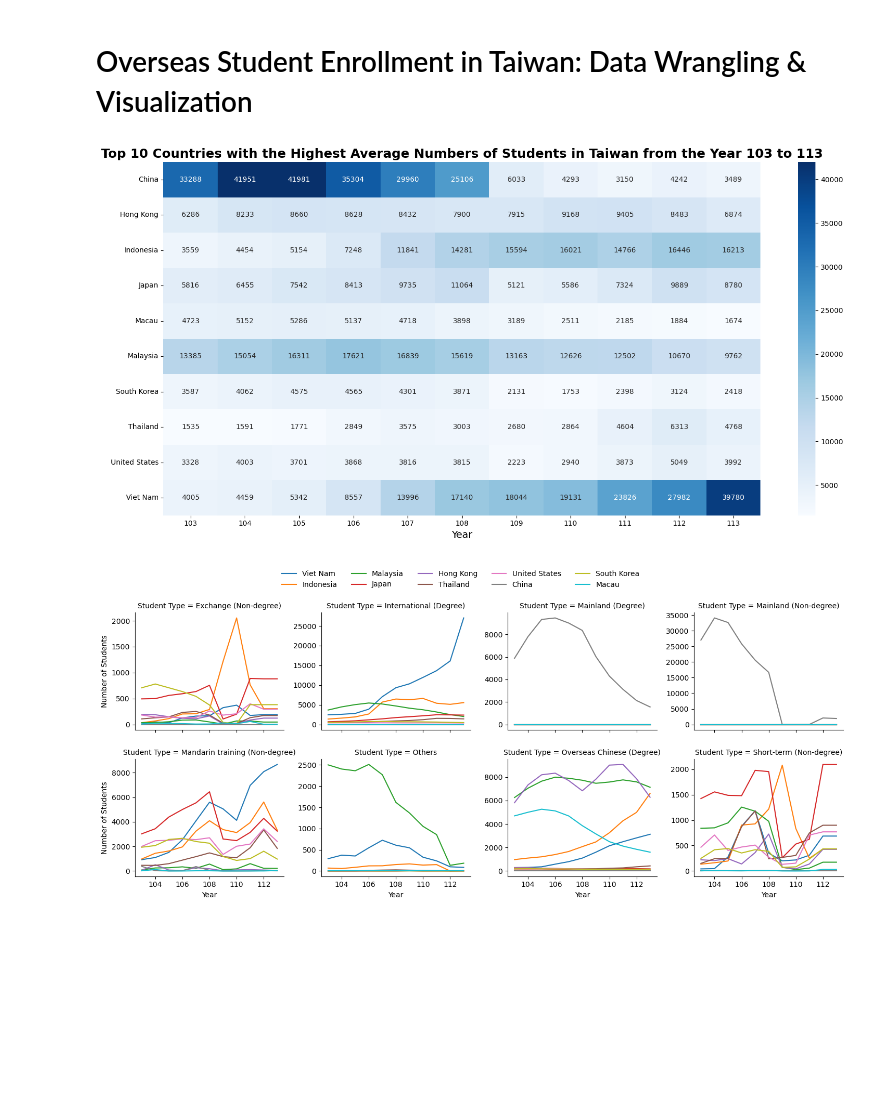
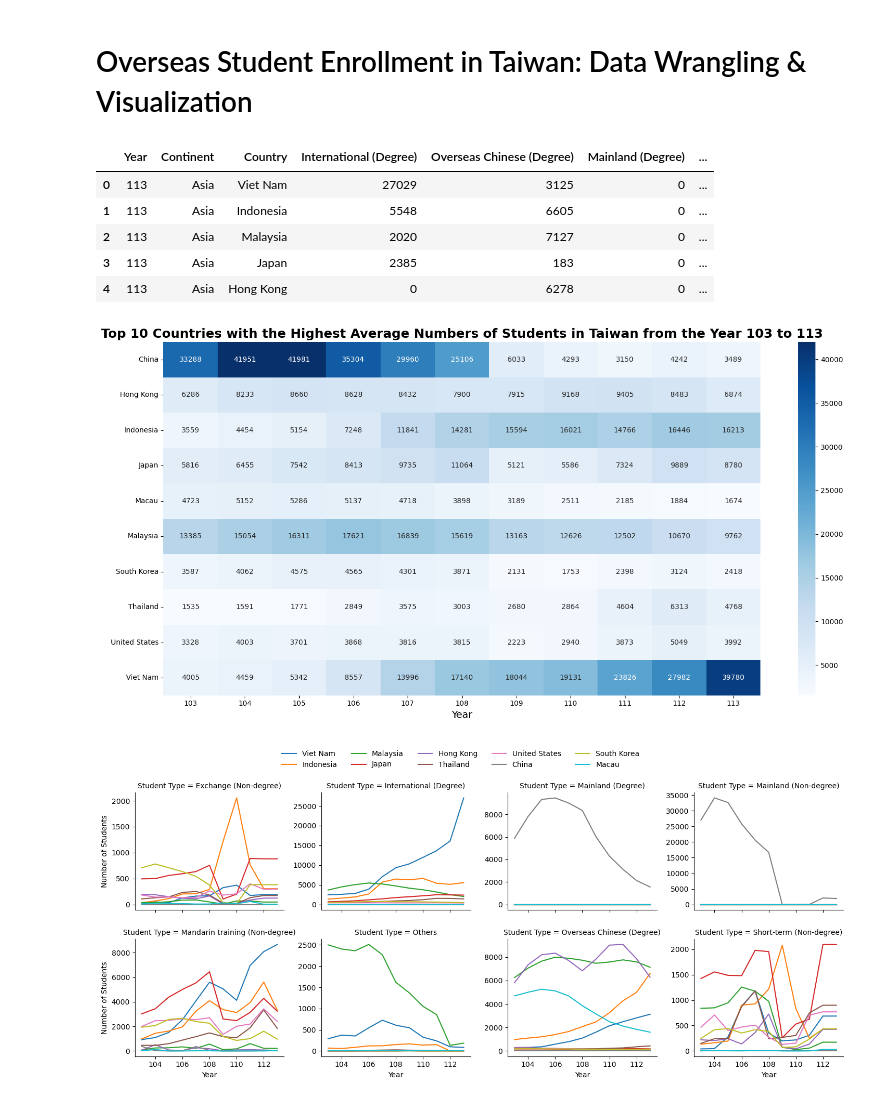
Before and after one commit to victornguyen1003/overseas-student-enrollment-in-Taiwan, a Jupyter notebook: main.ipynb, the cells around one changed output. Drawn from its saved outputs; the diff is of its cells as text; code cells hidden in the pictures; blank space fills up the shorter version.

```diff
--- a/main.ipynb
+++ b/main.ipynb
@@ -72,6 +72,7 @@ def prepareData(files):
     return pd.concat([prepareSingleData(file) for file in files], ignore_index=True).sort_values(['Year', 'Total'], ascending=[False, False]) # Concat dataframes
 
 def plotTop10(df):
+    df = df.copy()
     top10 = df.groupby('Country')['Total'].mean().nlargest(10)
     dfTop10 = df[df['Country'].isin(top10.index)]
 
@@ -84,7 +85,13 @@ def plotTop10(df):
     plt.xlabel('Year', fontsize=14)
     plt.ylabel('')
     plt.tight_layout()
+    plt.savefig("top10.png")
     plt.show()
+
+def plotStudentType(df):
+    df = df.copy()
+    top10 = df.groupby('Country')['Total'].mean().nlargest(10)
+    dfTop10 = df[df['Country'].isin(top10.index)]
 
     g = sns.FacetGrid(
         dfTop10.melt(
@@ -94,11 +101,20 @@ def plotTop10(df):
     g.map_dataframe(func=sns.lineplot, x='Year', y='Number of Students', hue='Country')
     g.add_legend(ncols=5, bbox_to_anchor=[0.5,1.05])
     g.figure.subplots_adjust(hspace=0.25, wspace=0.25)
-
+    plt.savefig("student_type.png")
     plt.show()
 # %%
 df = prepareData(files)
+display(df.head())
 plotTop10(df)
+plotStudentType(df)
+df.to_csv("my_data.csv", index=False)
 # %% [output]
+|  | Year | Continent | Country | International (Degree) | Overseas Chinese (Degree) | Mainland (Degree) | ... |
+| 0 | 113 | Asia | Viet Nam | 27029 | 3125 | 0 | ... |
+| 1 | 113 | Asia | Indonesia | 5548 | 6605 | 0 | ... |
+| 2 | 113 | Asia | Malaysia | 2020 | 7127 | 0 | ... |
+| 3 | 113 | Asia | Japan | 2385 | 183 | 0 | ... |
+| 4 | 113 | Asia | Hong Kong | 0 | 6278 | 0 | ... |
 [figure]
 [figure]
```
Also changed, not shown: parts of 1 cell of this notebook, 3 other files.
